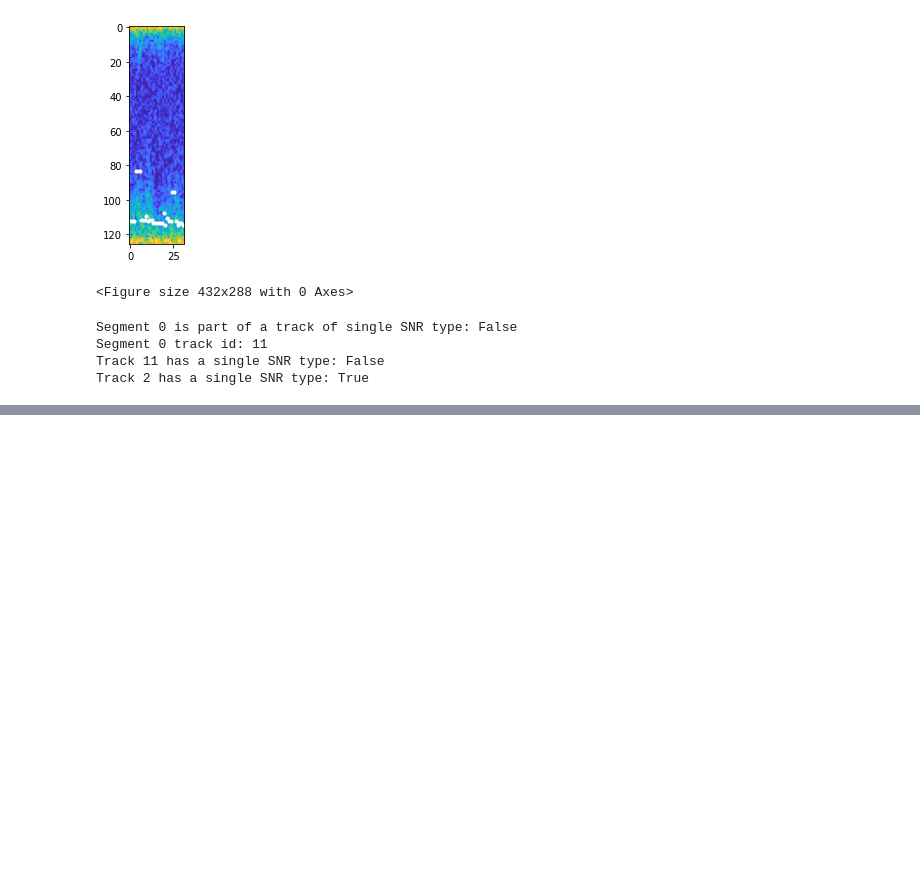
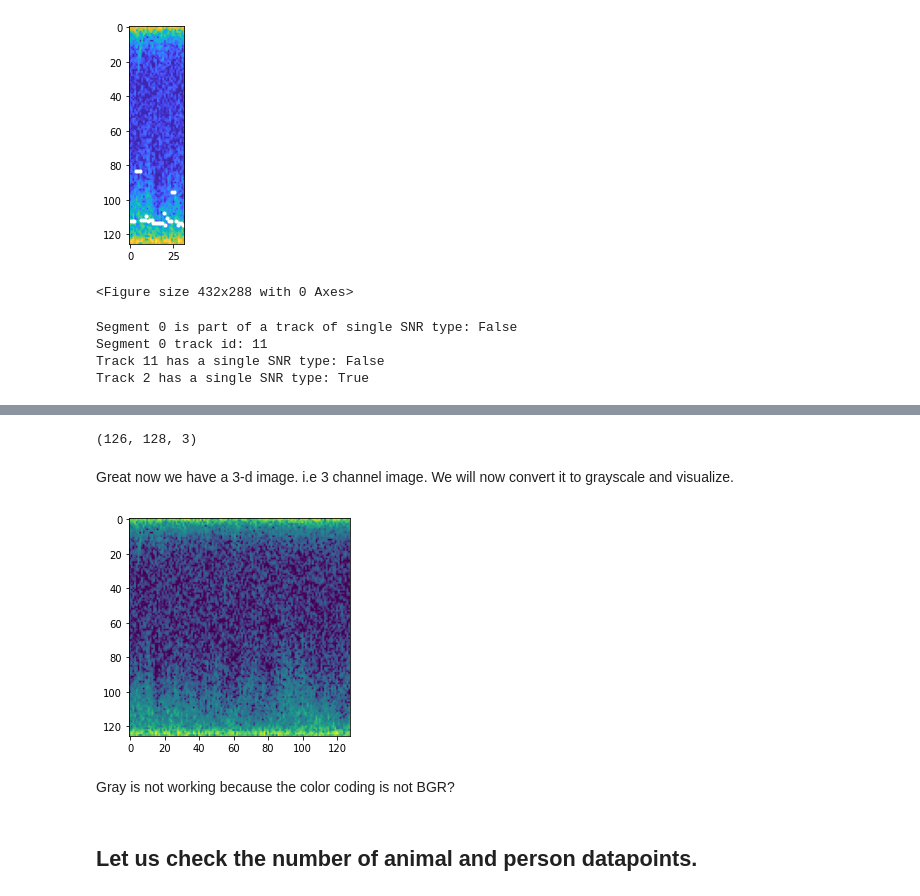
Before and after one commit to vaibhawvipul/mafat-radar-challenge-seekers, a Jupyter notebook: helpers/MAFAT_Radar_Challenge_EDA.ipynb, the cells around one changed output, grey strips where cells are left out. Drawn from its saved outputs; the diff is of its cells as text; code cells hidden in the pictures; blank space fills up the shorter version.

```diff
--- a/helpers/MAFAT_Radar_Challenge_EDA.ipynb
+++ b/helpers/MAFAT_Radar_Challenge_EDA.ipynb
@@ -662,0 +624,20 @@ spectrogram(training, track_id=track_id, plot_track=True, color_map_path='cmap.n
+# %%
+img = cv2.imread("testimg.png")
+# %%
+img.shape
+# %% [output]
+(126, 128, 3)
+# %% [markdown]
+Great now we have a 3-d image. i.e 3 channel image. We will now convert it to grayscale and visualize.
+# %%
+img_gray = cv2.cvtColor(img, cv2.COLOR_BGR2GRAY)
+img_rgb = cv2.cvtColor(img, cv2.COLOR_BGR2RGB)
+# %%
+plt.imshow(img_gray)
+plt.show()
+# %% [output]
+[figure, added]
+# %% [markdown]
+Gray is not working because the color coding is not BGR?
+# %% [markdown]
+## Let us check the number of animal and person datapoints.
```
Also changed, not shown: parts of 18 cells of this notebook.
